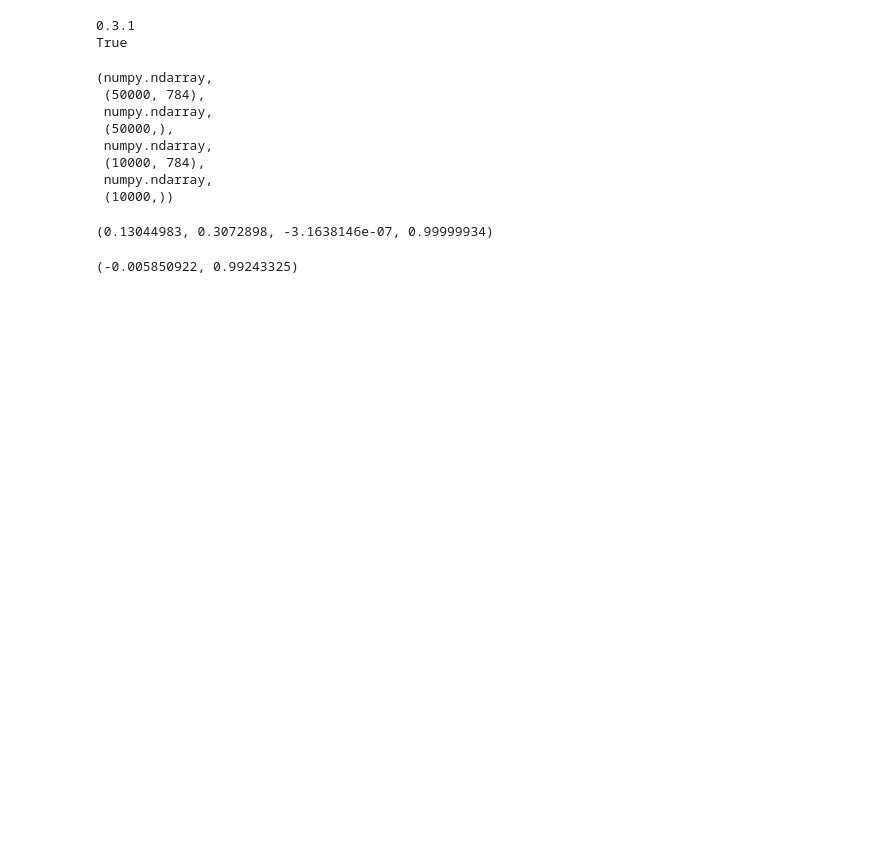
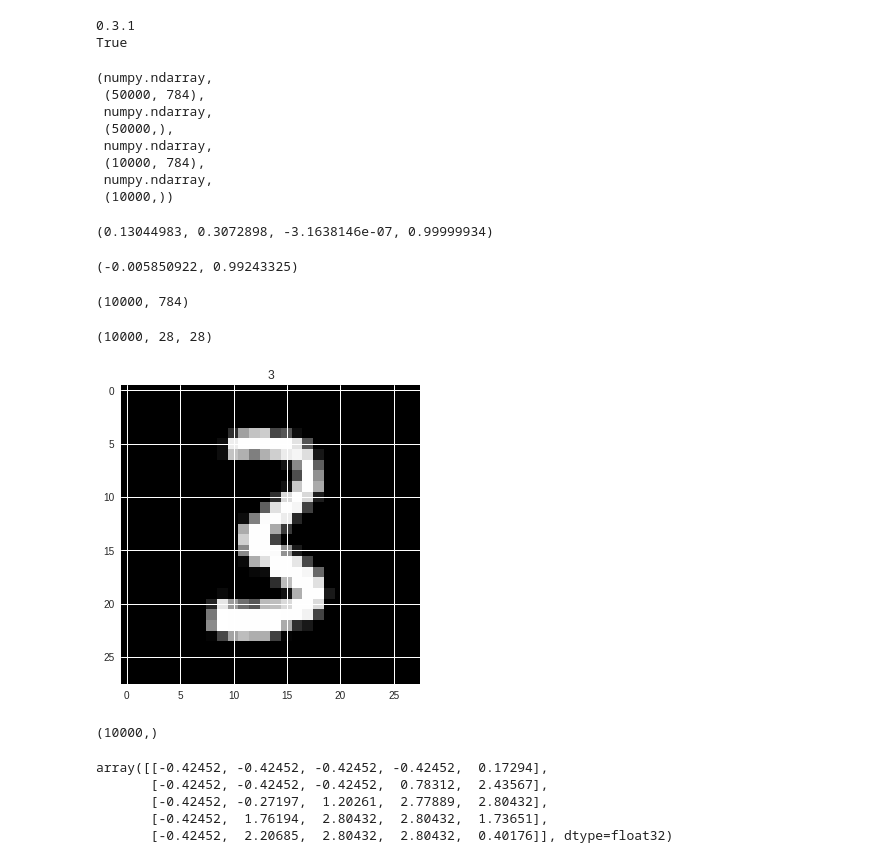
Before and after one commit to ssttv/ml-resources, a Jupyter notebook: fastai_nn.ipynb, the cells around one changed output. Saved outputs shown, nothing was run; the diff lists cells and outputs as text; code cells hidden in the pictures; blank space fills up the shorter version.

```diff
--- a/fastai_nn.ipynb
+++ b/fastai_nn.ipynb
@@ -108,3 +108,27 @@ def plots(ims, figsize=(12,6), rows=2, titles=None):
         sp.axis('Off')
         if titles is not None: sp.set_title(titles[i], fontsize=16)
         plt.imshow(ims[i], cmap='gray')
+# %%
+x_valid.shape
+# %% [output]
+(10000, 784)
+# %%
+x_imgs = np.reshape(x_valid, (-1,28,28)); x_imgs.shape
+# %% [output]
+(10000, 28, 28)
+# %%
+show(x_imgs[0], y_valid[0])
+# %% [output]
+[figure, added]
+# %%
+y_valid.shape
+# %% [output]
+(10000,)
+# %%
+x_imgs[0,10:15,10:15]
+# %% [output]
+array([[-0.42452, -0.42452, -0.42452, -0.42452,  0.17294],
+       [-0.42452, -0.42452, -0.42452,  0.78312,  2.43567],
+       [-0.42452, -0.27197,  1.20261,  2.77889,  2.80432],
+       [-0.42452,  1.76194,  2.80432,  2.80432,  1.73651],
+       [-0.42452,  2.20685,  2.80432,  2.80432,  0.40176]], dtype=float32)
```
Also changed, not shown: parts of 6 cells of this notebook.
